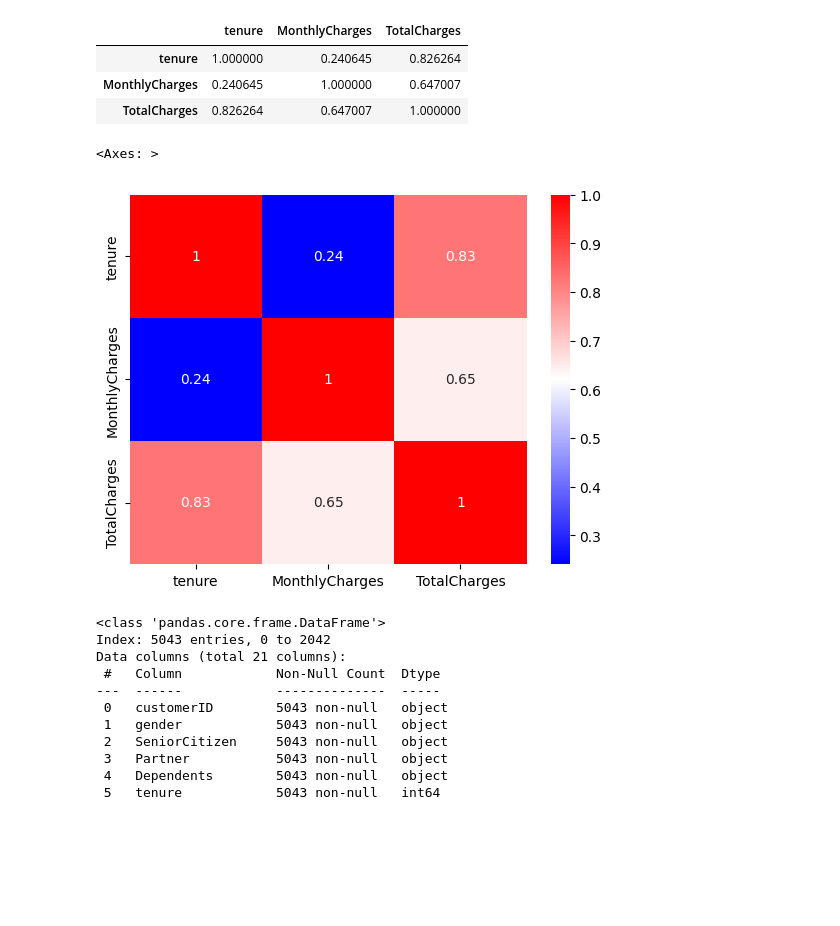
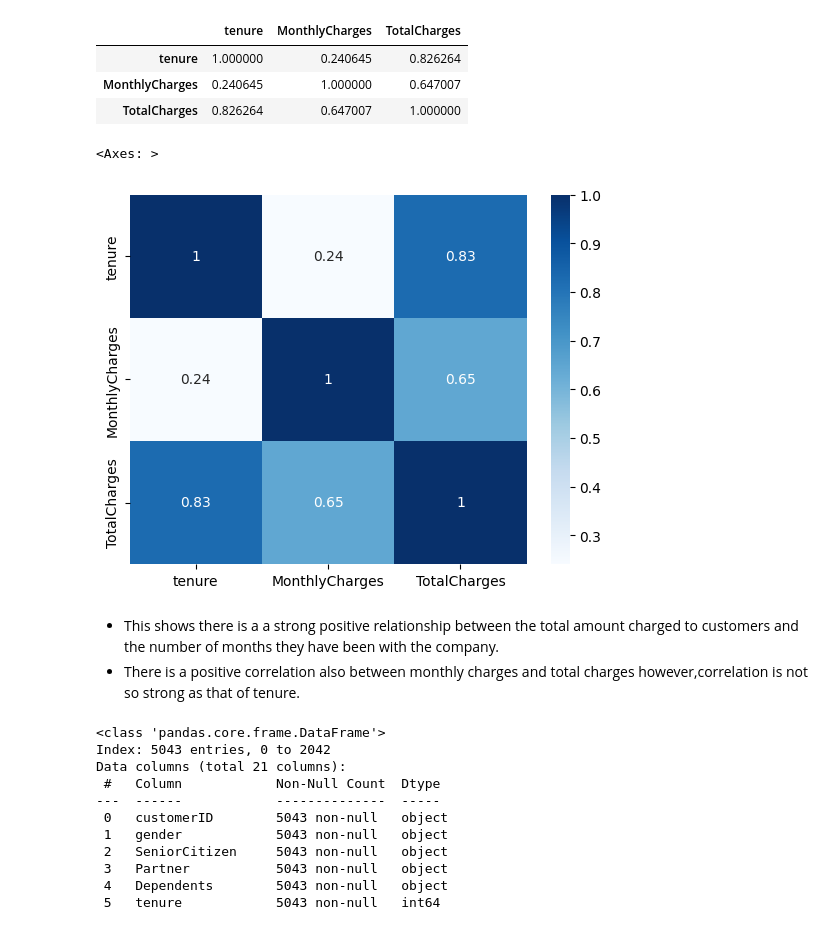
Before and after one commit to Baakwa/LP2_ML_Project, a Jupyter notebook: notebook.ipynb, the cells around one changed output. Saved outputs shown, nothing was run; the diff lists cells and outputs as text; code cells hidden in the pictures; blank space fills up the shorter version.

```diff
--- a/notebook.ipynb
+++ b/notebook.ipynb
@@ -683,10 +696,13 @@ correlation
 | MonthlyCharges | 0.240645 | 1.000000 | 0.647007 |
 | TotalCharges | 0.826264 | 0.647007 | 1.000000 |
 # %%
-sns.heatmap(data=correlation, annot=True, cmap='bwr')
+sns.heatmap(data=correlation, annot=True, cmap='Blues')
 # %% [output]
 <Axes: >
-[figure, old version]
+[figure, new version]
+# %% [markdown]
+* This shows there is a a strong positive relationship between the total amount charged to customers and the number of months they have been with the company.
+* There is a positive correlation also between monthly charges and total charges however,correlation is not so strong as that of tenure.
 # %%
 Final_data.info()
 # %% [output]
```
Also changed, not shown: parts of 42 cells of this notebook, 4 other files.
